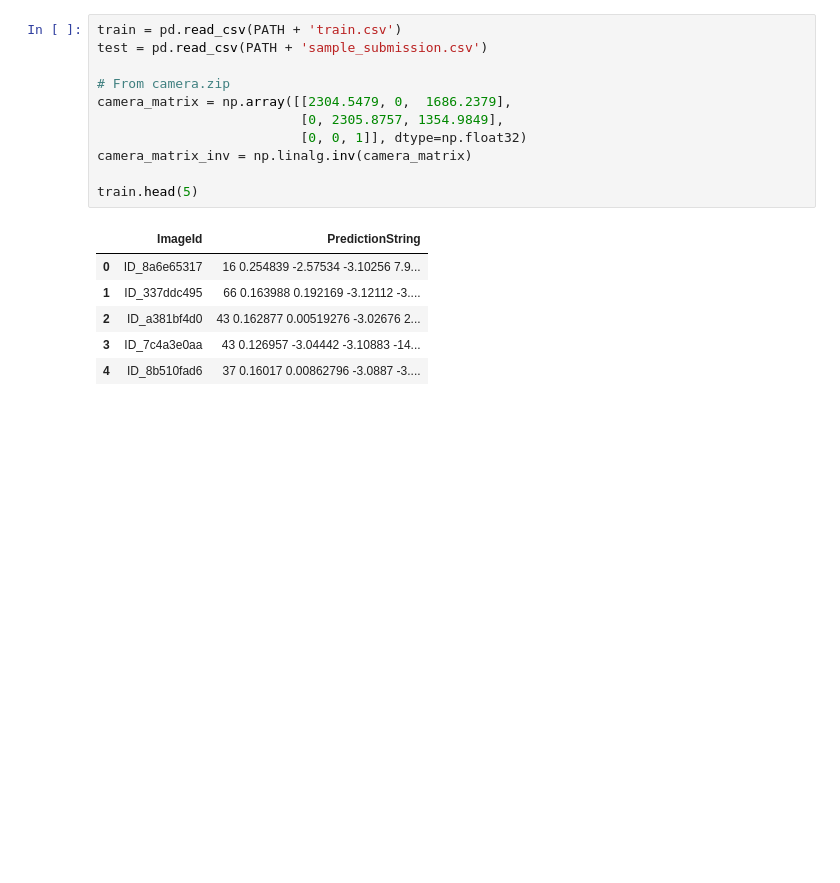
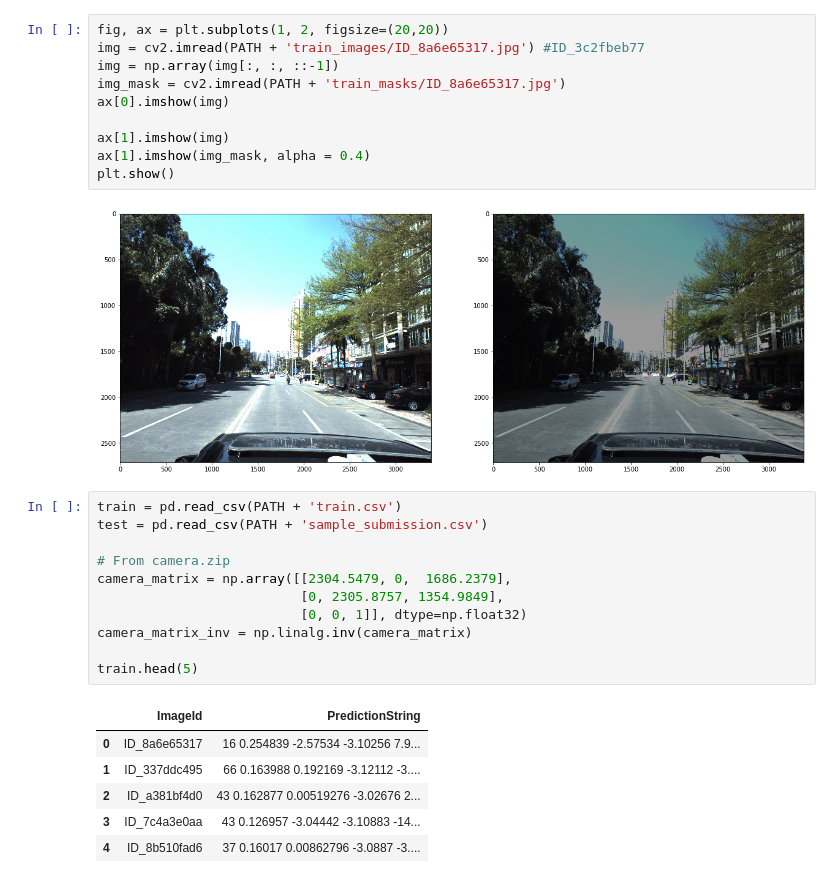
Before and after one commit to ZhuLeon/Predict-Vehicle-Angle, a Jupyter notebook: src/Baidu.ipynb, the cells around one changed output. Drawn from its saved outputs; the diff is of its cells as text; blank space fills up the shorter version.

```diff
--- a/src/Baidu.ipynb
+++ b/src/Baidu.ipynb
@@ -24,4 +27,16 @@ os.listdir(PATH)
  'train_masks.zip']
+# %%
+fig, ax = plt.subplots(1, 2, figsize=(20,20))
+img = cv2.imread(PATH + 'train_images/ID_8a6e65317.jpg') #ID_3c2fbeb77
+img = np.array(img[:, :, ::-1])
+img_mask = cv2.imread(PATH + 'train_masks/ID_8a6e65317.jpg')
+ax[0].imshow(img)
+
+ax[1].imshow(img)
+ax[1].imshow(img_mask, alpha = 0.4)
+plt.show()
+# %% [output]
+[figure, added]
 # %%
 train = pd.read_csv(PATH + 'train.csv')
 test = pd.read_csv(PATH + 'sample_submission.csv')
```
Also changed, not shown: parts of 12 cells of this notebook.
